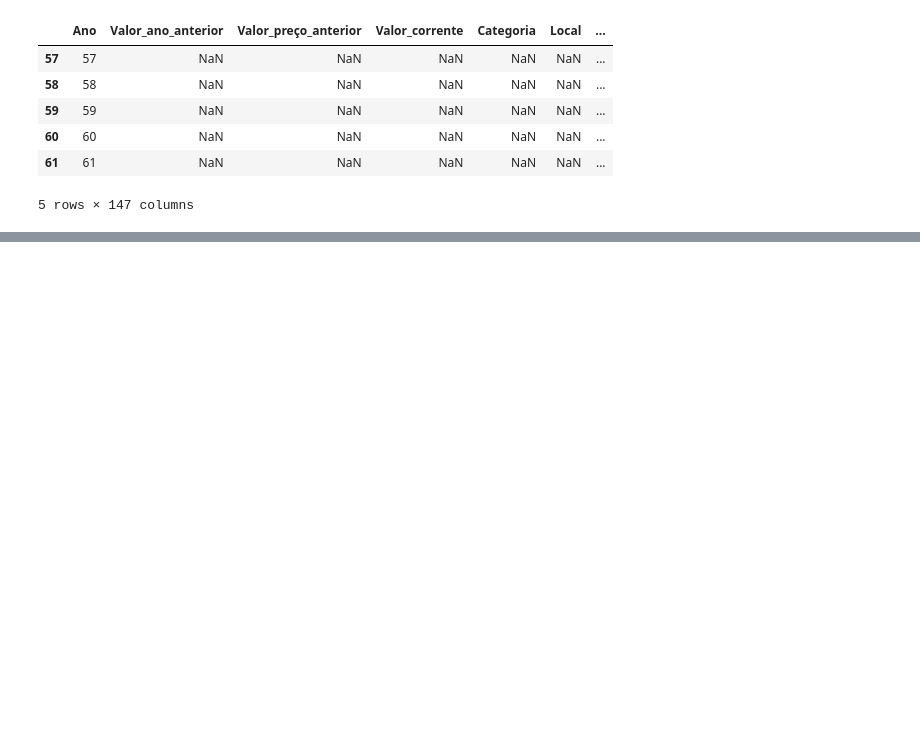
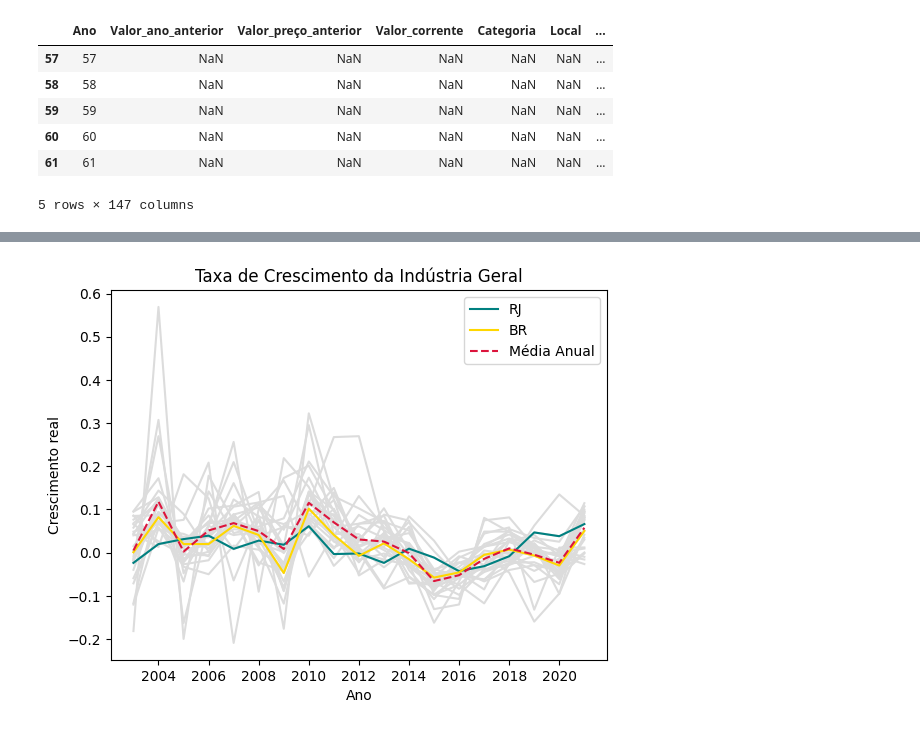
Before and after one commit to leoaucar/tratamento_contas_regionais, a Jupyter notebook: extracao_categorias.ipynb, the cells around one changed output, grey strips where cells are left out. Drawn from its saved outputs; the diff is of its cells as text; code cells hidden in the pictures; blank space fills up the shorter version.

```diff
--- a/extracao_categorias.ipynb
+++ b/extracao_categorias.ipynb
@@ -151,0 +250,17 @@ tabela_final.head()
+# %%
+#PLOTAR GRAFICO COMPARATIVO
+df_industria_geral = criacao_df_grafico('Indústria','Taxa de Crescimento')
+
+fig, ax = plt.subplots()
+ax.plot(df_industria_geral.drop('Média', axis=1), color='gainsboro')
+ax.plot(df_industria_geral['Rio de Janeiro'], color='teal', label='RJ')
+ax.plot(df_industria_geral['Brasil'], color = 'gold', label='BR')
+ax.plot(df_industria_geral['Média'], color = 'crimson', label='Média Anual', linestyle='--')
+
+plt.title('Taxa de Crescimento da Indústria Geral')
+plt.ylabel('Crescimento real')
+plt.xlabel('Ano')
+plt.legend()
+plt.show()
+# %% [output]
+[figure, added]
```
Also changed, not shown: parts of 45 cells of this notebook, 35 other files.
